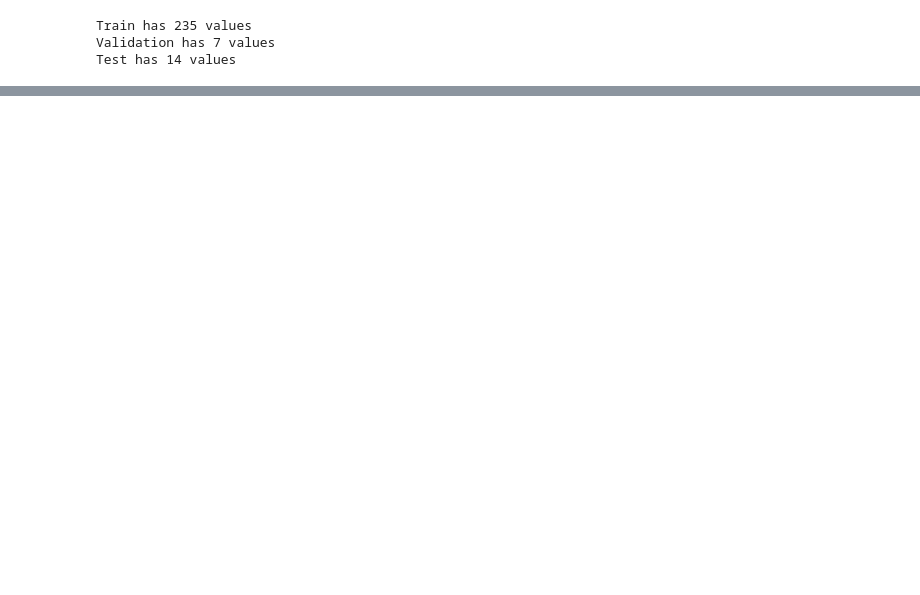
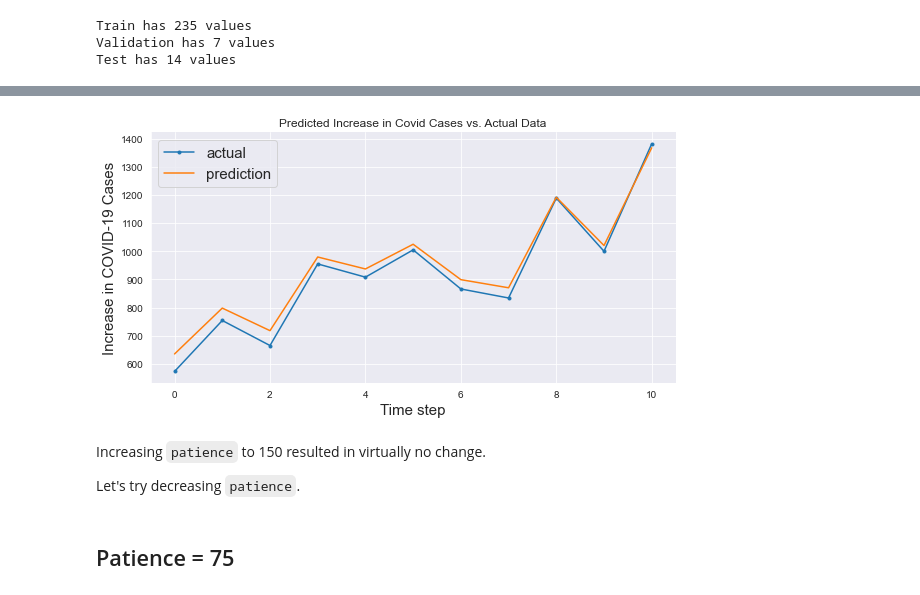
Before and after one commit to bmauss/COVID_Forecast, a Jupyter notebook: New York.ipynb, the cells around one changed output, grey strips where cells are left out. Saved outputs shown, nothing was run; the diff lists cells and outputs as text; code cells hidden in the pictures; blank space fills up the shorter version.

```diff
--- a/New York.ipynb
+++ b/New York.ipynb
@@ -306,0 +430,18 @@ This plot represents the dates between September 21st and October 1st. These cor
+# %%
+train_predict = p150_model.predict(X_train)
+test_predict = p150_model.predict(X_test)
+
+# Invert predictions to original scale for interpretation
+train_predict = scaler.inverse_transform(train_predict)
+y_train_rescaled = scaler.inverse_transform([y_train])
+test_predict = scaler.inverse_transform(test_predict)
+y_test_rescaled = scaler.inverse_transform([y_test])
+
+print('Train Mean Absolute Error:', MAE(y_train_rescaled[0],
+                                        train_predict[:,0]))
+print('Train Root Mean Squared Error:',np.sqrt(MSE(y_train_rescaled[0],
+                                               train_predict[:,0])))
+print('Test Mean Absolute Error:', MAE(y_test_rescaled[0],
+                                       test_predict[:,0]))
+print('Test Root Mean Squared Error:',np.sqrt(MSE(y_test_rescaled[0],
+                                              test_predict[:,0])))
@@ -306,0 +457,10 @@ This plot represents the dates between September 21st and October 1st. These cor
+# %%
+LSTM_prediction_plot(test_predict, y_test_rescaled)
+# %% [output]
+[figure, added]
+# %% [markdown]
+Increasing `patience` to 150 resulted in virtually no change.
+
+Let's try decreasing `patience`.
+# %% [markdown]
+## Patience = 75
```
Also changed, not shown: parts of 38 cells of this notebook, 3 other files.
